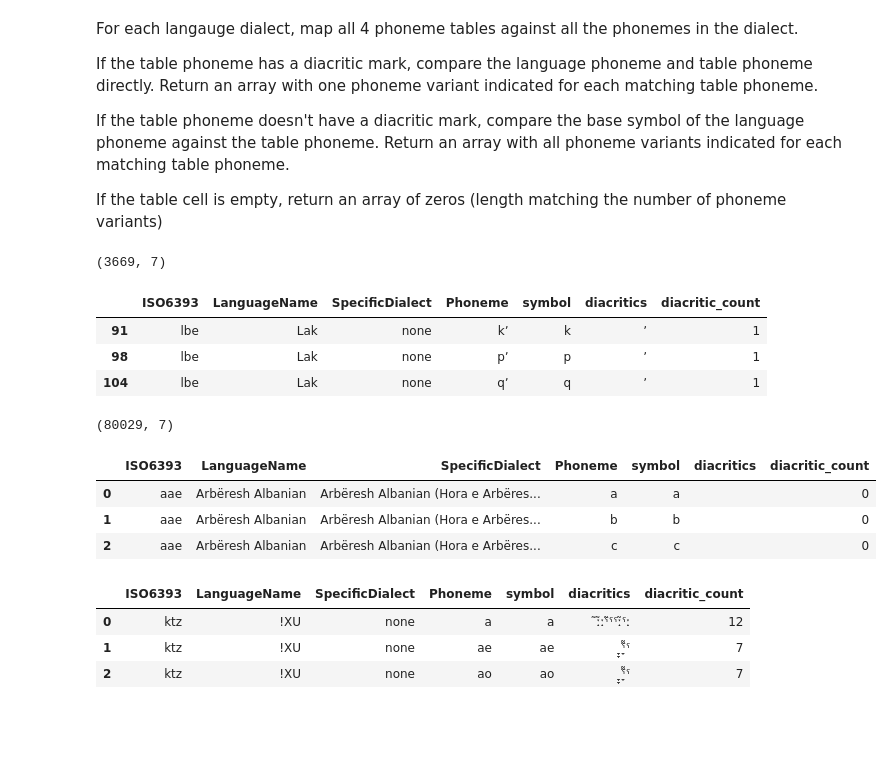
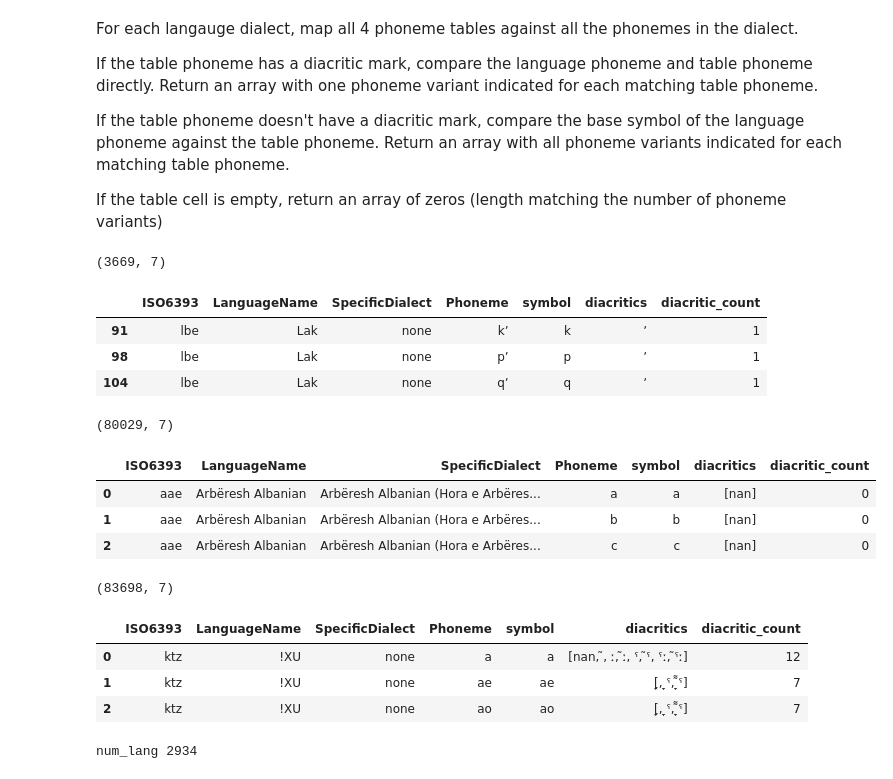
Before and after one commit to Pappa/conlanger, a Jupyter notebook: notebooks/prepare_phoible_data_copy copy.ipynb, the cells around one changed output. Drawn from its saved outputs; the diff is of its cells as text; code cells hidden in the pictures; blank space fills up the shorter version.

```diff
--- a/notebooks/prepare_phoible_data_copy copy.ipynb
+++ b/notebooks/prepare_phoible_data_copy copy.ipynb
@@ -52,21 +47,18 @@ dialect_phonemes_df = (
 
 
 def split_symbol(phoneme):
-    return "".join(
-        [x for x in list(phoneme) if x != "" and x not in valid_diacritics.values]
-    )
+    return "".join([x for x in list(phoneme) if x not in valid_diacritics.values])
 
 
 def split_diacritics(phoneme):
-    return "".join(
-        [x for x in list(phoneme) if x != "" and x in valid_diacritics.values]
-    )
+    return "".join([x for x in list(phoneme) if x in valid_diacritics.values])
 
 
 def split_phoneme_series(df):
     df["symbol"] = df.Phoneme.apply(split_symbol)
     df["diacritics"] = df.Phoneme.apply(split_diacritics)
     df["diacritic_count"] = df.diacritics.str.len()
+    df.loc[df.diacritic_count == 0, "diacritics"] = np.nan
     return df
 
 
@@ -287,7 +266,7 @@ unhandled_phonemes_df = (
         ]
     ]
     .groupby(["ISO6393", "LanguageName", "SpecificDialect", "symbol"])
-    .agg({"diacritics": "".join, "diacritic_count": "sum"})
+    .agg({"diacritics": list, "diacritic_count": "sum"})
     .reset_index()
 )
 unhandled_phonemes_df["Phoneme"] = unhandled_phonemes_df.symbol
@@ -295,37 +274,39 @@ unhandled_phonemes_df = unhandled_phonemes_df[
     [
         "ISO6393",
         "LanguageName",
         "SpecificDialect",
         "Phoneme",
         "symbol",
         "diacritics",
         "diacritic_count",
     ]
 ]
 
 
 print(unhandled_phonemes_df.shape)
 display(unhandled_phonemes_df.head(3))
 
 phonemes_to_process_df = (
     pd.concat([handled_phonemes_df, unhandled_phonemes_df])
     .sort_values(["LanguageName", "SpecificDialect", "Phoneme"])
     .reset_index(drop=True)
 )
 
+print(phonemes_to_process_df.shape)
 display(phonemes_to_process_df.head(3))
 # %% [output]
 (3669, 7)
 |  | ISO6393 | LanguageName | SpecificDialect | Phoneme | symbol | diacritics | diacritic_count |
 | 91 | lbe | Lak | none | kʼ | k | ʼ | 1 |
 | 98 | lbe | Lak | none | pʼ | p | ʼ | 1 |
 | 104 | lbe | Lak | none | qʼ | q | ʼ | 1 |
 (80029, 7)
 |  | ISO6393 | LanguageName | SpecificDialect | Phoneme | symbol | diacritics | diacritic_count |
-| 0 | aae | Arbëresh Albanian | Arbëresh Albanian (Hora e Arbëres... | a | a |  | 0 |
-| 1 | aae | Arbëresh Albanian | Arbëresh Albanian (Hora e Arbëres... | b | b |  | 0 |
-| 2 | aae | Arbëresh Albanian | Arbëresh Albanian (Hora e Arbëres... | c | c |  | 0 |
+| 0 | aae | Arbëresh Albanian | Arbëresh Albanian (Hora e Arbëres... | a | a | [nan] | 0 |
+| 1 | aae | Arbëresh Albanian | Arbëresh Albanian (Hora e Arbëres... | b | b | [nan] | 0 |
+| 2 | aae | Arbëresh Albanian | Arbëresh Albanian (Hora e Arbëres... | c | c | [nan] | 0 |
+(83698, 7)
 |  | ISO6393 | LanguageName | SpecificDialect | Phoneme | symbol | diacritics | diacritic_count |
-| 0 | ktz | !XU | none | a | a | ̃ː̃ːˤ̃ˤˤː̃ˤː | 12 |
-| 1 | ktz | !XU | none | ae | ae | ̞̞ˤ̞̃̃ˤ | 7 |
-| 2 | ktz | !XU | none | ao | ao | ̞̞ˤ̞̃̃ˤ | 7 |
+| 0 | ktz | !XU | none | a | a | [nan, ̃, ː, ̃ː, ˤ, ̃ˤ, ˤː, ̃ˤː] | 12 |
+| 1 | ktz | !XU | none | ae | ae | [̞, ̞ˤ, ̞̃̃ˤ] | 7 |
+| 2 | ktz | !XU | none | ao | ao | [̞, ̞ˤ, ̞̃̃ˤ] | 7 |
@@ -336 +313,18 @@ phonemes_to_process_by_dialect_df = (
+# %%
+phonemes_to_process_by_dialect_df = phonemes_to_process_df.groupby(
+    ["LanguageName", "SpecificDialect"]
+)
+
+language_names = (
+    phonemes_to_process_by_dialect_df.first()
+    .index.get_level_values(0)
+    .to_series()
+    .reset_index(drop=True)
+)
+
+num_lang = len(language_names)
+
+print("num_lang", num_lang)
+# %% [output]
+num_lang 2934
 # %%
```
Also changed, not shown: parts of 8 cells of this notebook.
